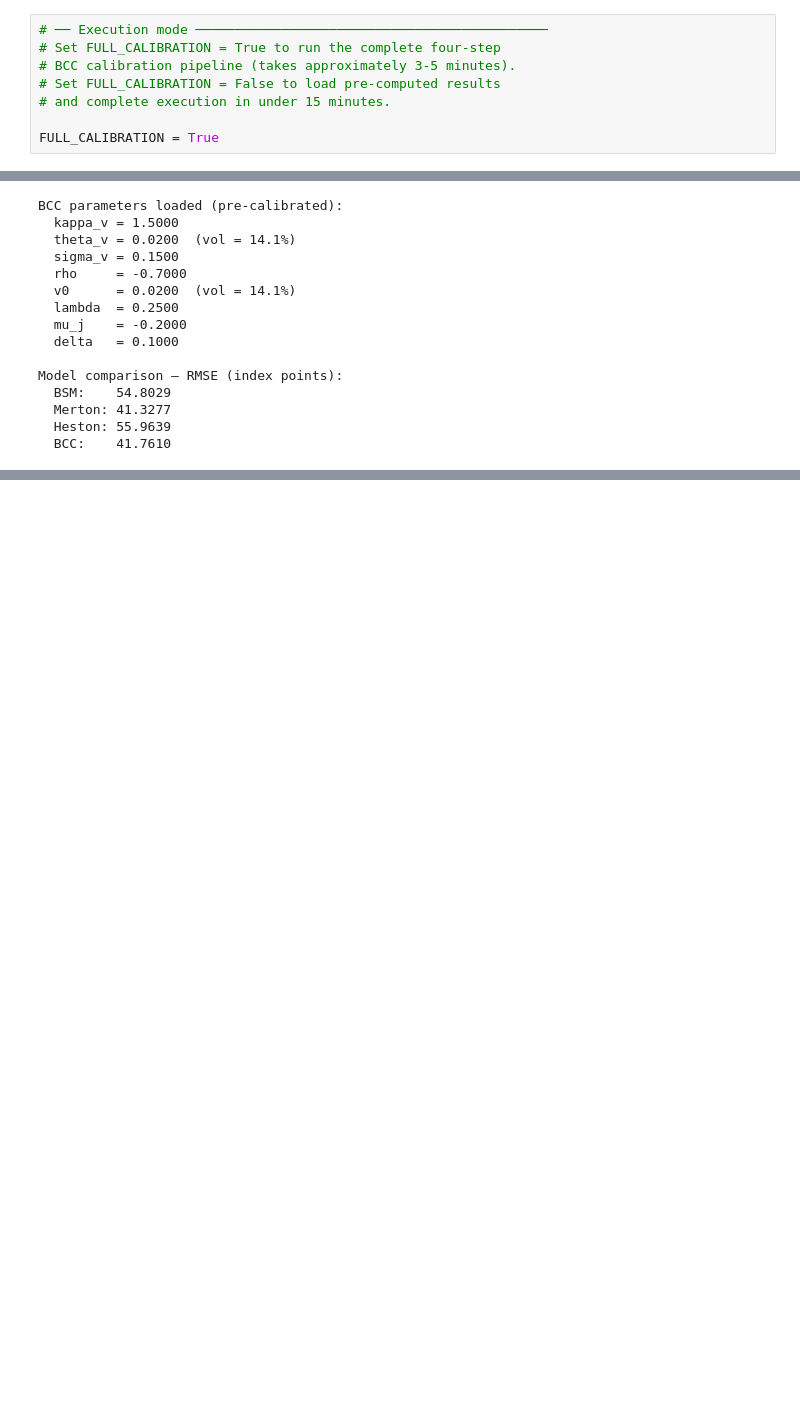
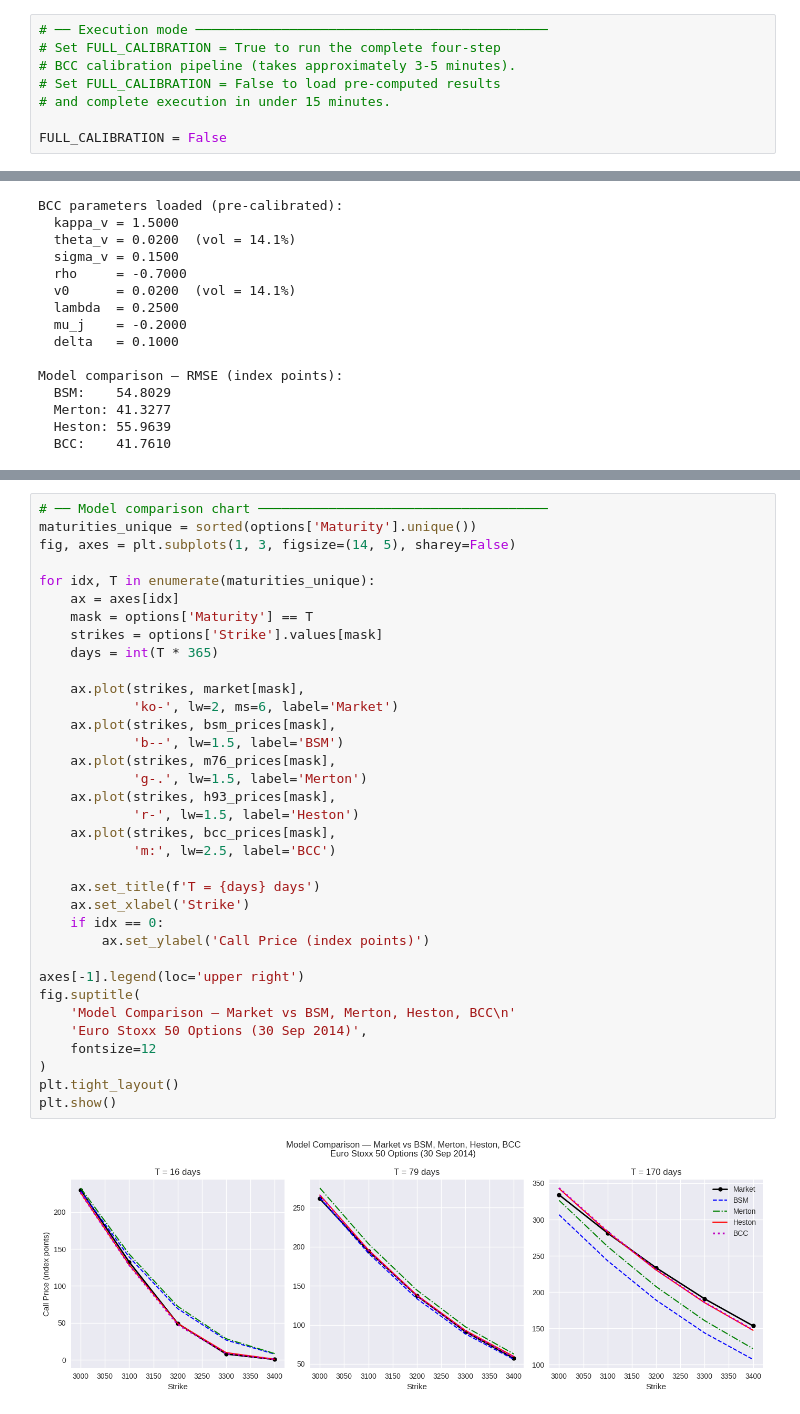
Before and after one commit to LefasoMachere11/bcc-sa-derivatives, a Jupyter notebook: final_project.ipynb, the cells around one changed output, grey strips where cells are left out. Saved outputs shown, nothing was run; the diff lists cells and outputs as text; blank space fills up the shorter version.

Commit message:
Add model comparison chart and narrative

```diff
--- a/final_project.ipynb
+++ b/final_project.ipynb
@@ -97,7 +97,7 @@ pandas:  2.2.2
 # Set FULL_CALIBRATION = False to load pre-computed results
 # and complete execution in under 15 minutes.
 
-FULL_CALIBRATION = True
+FULL_CALIBRATION = False
 # %% [markdown]
 ## 2. Introduction
 
@@ -1608,0 +1645,37 @@ KeyboardInterrupt:
+# %%
+# ── Model comparison chart ─────────────────────────────────────
+maturities_unique = sorted(options['Maturity'].unique())
+fig, axes = plt.subplots(1, 3, figsize=(14, 5), sharey=False)
+
+for idx, T in enumerate(maturities_unique):
+    ax = axes[idx]
+    mask = options['Maturity'] == T
+    strikes = options['Strike'].values[mask]
+    days = int(T * 365)
+
+    ax.plot(strikes, market[mask],
+            'ko-', lw=2, ms=6, label='Market')
+    ax.plot(strikes, bsm_prices[mask],
+            'b--', lw=1.5, label='BSM')
+    ax.plot(strikes, m76_prices[mask],
+            'g-.', lw=1.5, label='Merton')
+    ax.plot(strikes, h93_prices[mask],
+            'r-', lw=1.5, label='Heston')
+    ax.plot(strikes, bcc_prices[mask],
+            'm:', lw=2.5, label='BCC')
+
+    ax.set_title(f'T = {days} days')
+    ax.set_xlabel('Strike')
+    if idx == 0:
+        ax.set_ylabel('Call Price (index points)')
+
+axes[-1].legend(loc='upper right')
+fig.suptitle(
+    'Model Comparison — Market vs BSM, Merton, Heston, BCC\n'
+    'Euro Stoxx 50 Options (30 Sep 2014)',
+    fontsize=12
+)
+plt.tight_layout()
+plt.show()
+# %% [output]
+[figure, added]
```
Also changed, not shown: parts of 4 cells of this notebook.
